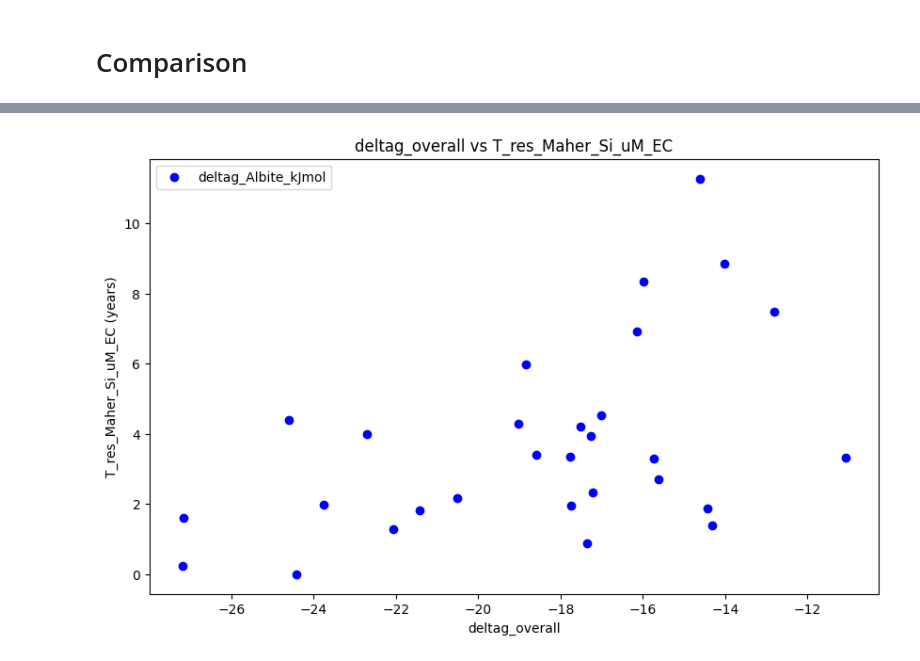
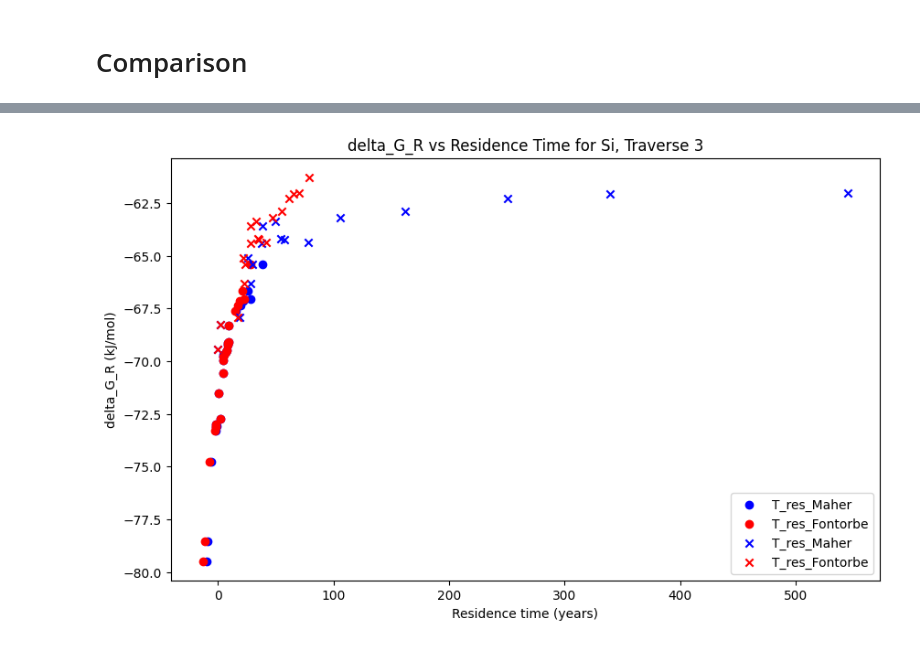
Before and after one commit to iskiros/Nepal, a Jupyter notebook: Code/Model4.ipynb, the cells around one changed output, grey strips where cells are left out. Cells and saved outputs as stored; diff of their text form; code cells hidden in the pictures.

```diff
--- a/Code/Model4.ipynb
+++ b/Code/Model4.ipynb
@@ -47,6 +47,8 @@ df = pd.read_excel('/Users/enrico/Desktop/Part III Project/Code/Nepal-1/Datasets
 
 df_copy = df.copy()
 
+df_trav1 = pd.read_excel('/Users/enrico/Desktop/Part III Project/Code/Nepal-1/Datasets/model4_full.xlsx')
+
 df_2 = pd.read_excel('/Users/enrico/Desktop/Part III Project/Code/Nepal-1/Datasets/model4_full.xlsx')
 
 df_full = df_2.copy()
@@ -80,6 +108,7 @@ C_eq = {element: df_full[element].max() for element in elements_micro}
 
 for element in elements_micro:
     df_traverse3[f'C_eq_{element}'] = C_eq[element]
+    df_traverse1[f'C_eq_{element}'] = C_eq[element]
 
 # print the first 5 rows of C_eq_element
 print(df_traverse3[[f'C_eq_{element}' for element in elements_micro]].head())
@@ -341,6 +497,7 @@ Element: Al_uM_EC, T_res range: 0.0 to 8.964492952169053e-05 years
 # Convert all T_res columns to numeric to avoid errors
 for element in elements_micro:
     df_traverse3[f"T_res_Fontorbe_{element}"] = pd.to_numeric(df_traverse3[f"T_res_Fontorbe_{element}"], errors='coerce')
+    df_traverse1[f"T_res_Fontorbe_{element}"] = pd.to_numeric(df_traverse1[f"T_res_Fontorbe_{element}"], errors='coerce')
 
 # Determine the number of elements
 num_elements = len(elements_micro)
@@ -353,7 +510,9 @@ axes = axes.flatten()
 
 # Loop over each element and plot in a separate subplot
 for ax, element in zip(axes, elements_micro):
-    ax.scatter(df_traverse3["Elevation"], df_traverse3[f"T_res_Fontorbe_{element}"], alpha=0.7, label=f"T_res_Fontorbe_{element}")
+    ax.scatter(df_traverse3["Elevation"], df_traverse3[f"T_res_Fontorbe_{element}"], alpha=0.7, label=f"T_res_FontorbeTrav3_{element}")
+    ax.scatter(df_traverse1["Elevation"], df_traverse1[f"T_res_Fontorbe_{element}"], alpha=0.7, label=f"T_res_FontorbeTrav1_{element}")
+    #ax.set_xlabel("Elevation (m)")
     ax.set_ylabel(f"T_res_Fontorbe_{element} (years)")
     ax.set_title(f"T_res vs Elevation for {element}")
     ax.legend()
@@ -369,4 +528,6 @@ axes[-1].set_xlabel("Elevation (m)")
 # Adjust layout
 plt.tight_layout()
 plt.show()
+
+plt.close()
 # %% [output]
@@ -375,0 +631,10 @@ plt.show()
+# %%
+# calculate concentrations of df_traverse1 in mol/L
+df_traverse1['Si_mol_L'] = df_traverse1['Si_uM_EC'] * 10**(-6)
+df_traverse1['Na_mol_L'] = df_traverse1['Na_uM_EC'] * 10**(-6)
+df_traverse1['Ca_mol_L'] = df_traverse1['Ca_uM_EC'] * 10**(-6)
+
+# calculate delta G_R for each element
+df_traverse1['Q'] = df_traverse1['Si_mol_L']**1.6 * df_traverse1['Na_mol_L']**0.8 * df_traverse1['Ca_mol_L']**0.2
+df_traverse1['delta_G_R'] = delta_G_R_0 + R * T * np.log(df_traverse1['Q'])
+df_traverse1['delta_G_R_kJmol'] = df_traverse1['delta_G_R'] / 1000
@@ -397,35 +688,34 @@ plt.show()
 # %%
-df_deltag = pd.read_excel('/Users/enrico/Desktop/Part III Project/Code/Nepal-1/Code/Trav_3_deltaG.xlsx')
-
-# plot df_deltag['deltag_Albite_kJmol'] against T_res_Maher_Na_uM_EC
+# plot delta_G_R vs Elevation for Si
 
 plt.figure(figsize=(10, 6))
 
-# # Plot the data
-plt.scatter(df_deltag['deltag_overall'], df_traverse3['T_res_Maher_Si_uM_EC'], label='deltag_Albite_kJmol', color = 'blue')
+# Plot the data
 
-# LOG
-# # Plot the data
-# plt.scatter(-df_deltag['deltag_overall'], df_traverse3['T_res_Maher_Si_uM_EC'], label='deltag_Albite_kJmol', color = 'blue')
+plt.scatter(df_traverse3['T_res_Maher_Si_uM_EC'], df_traverse3['delta_G_R_kJmol'], color = 'blue', label = 'T_res_Maher')
+plt.scatter(df_traverse3['T_res_Fontorbe_Si_uM_EC'], df_traverse3['delta_G_R_kJmol'], color = 'red', label = 'T_res_Fontorbe')
+
+plt.scatter(df_traverse1['T_res_Maher_Si_uM_EC'], df_traverse1['delta_G_R_kJmol'], color = 'blue', marker = 'x', label = 'T_res_Maher')
+plt.scatter(df_traverse1['T_res_Fontorbe_Si_uM_EC'], df_traverse1['delta_G_R_kJmol'], color = 'red', marker = 'x', label = 'T_res_Fontorbe')
 
 
-# for i, row in df_deltag.iterrows():
-#     plt.text(row['deltag_overall'], df_traverse3['T_res_Maher_Si_uM_EC'][i], row['Sample ID'])
+
 # Add labels and title
-plt.ylabel('T_res_Maher_Si_uM_EC (years)')
-plt.xlabel('deltag_overall')
+plt.xlabel('Residence time (years)')
+plt.ylabel('delta_G_R (kJ/mol)')
 
-plt.title('deltag_overall vs T_res_Maher_Si_uM_EC')
+plt.title('delta_G_R vs Residence Time for Si, Traverse 3')
 
 # Add a legend
+
 plt.legend()
 #plt.yscale('log')
 
-# plt.xscale('log')
-# plt.yscale('log')
+
 # Display the plot
-plt.savefig('deltag_overall.pdf')
+plt.savefig('delta_G_R_Si_time_trav1.pdf')
+
 
 plt.show()
 # %% [output]
-[figure, old version]
+[figure, new version]
```
Also changed, not shown: parts of 21 cells of this notebook, 58 other files.
